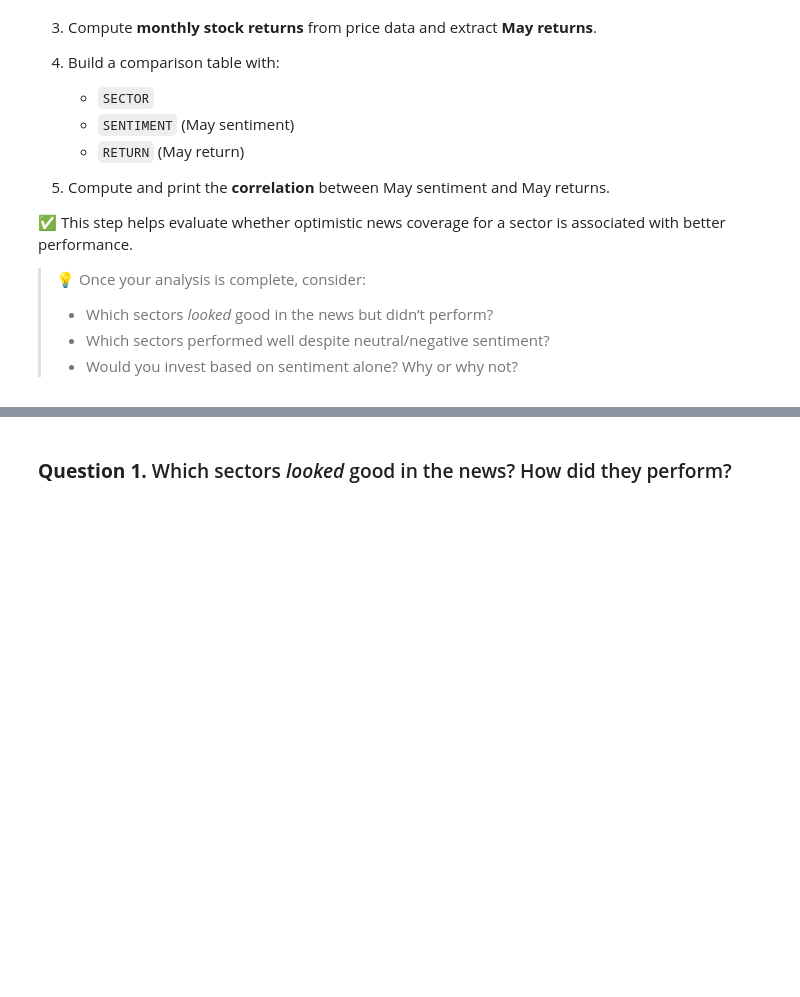
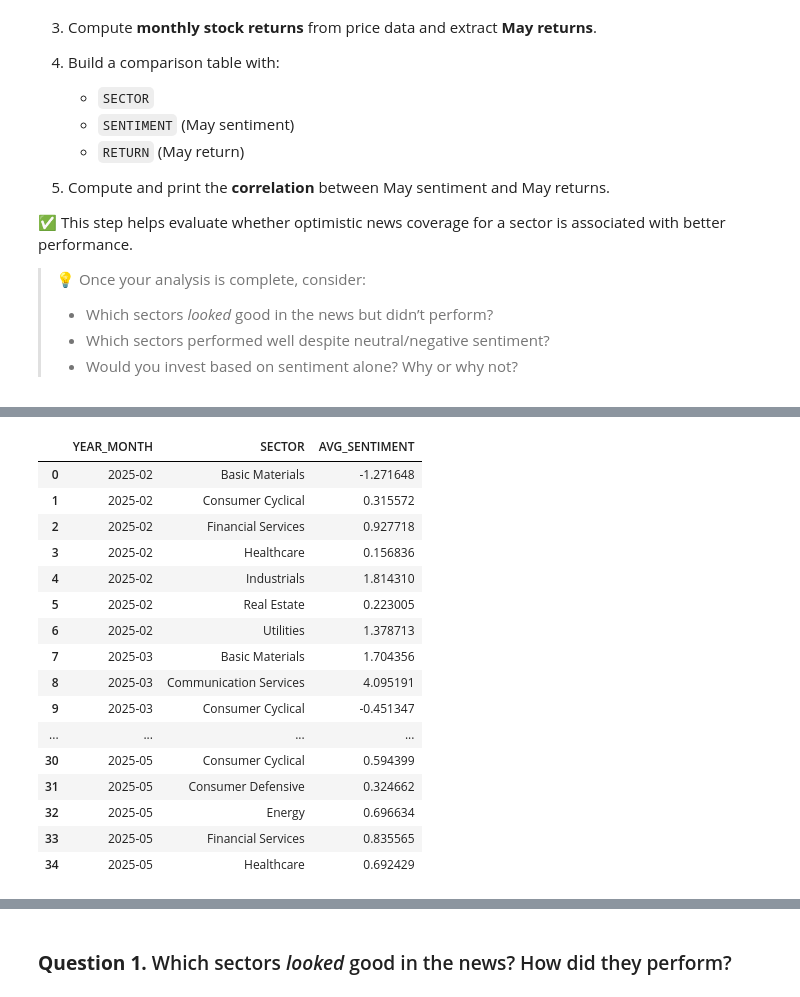
Before and after one commit to Hillelman/maestria-ia, a Jupyter notebook: fintech-e-innovacion-digital-en-finanzas/04-advanced-rag-techniques-and-sentiment-analysis/sentiment_nli_garciaA00378771.ipynb, the cells around one changed output, grey strips where cells are left out. Saved outputs shown, nothing was run; the diff lists cells and outputs as text; code cells hidden in the pictures; blank space fills up the shorter version.

```diff
--- a/fintech-e-innovacion-digital-en-finanzas/04-advanced-rag-techniques-and-sentiment-analysis/sentiment_nli_garciaA00378771.ipynb
+++ b/fintech-e-innovacion-digital-en-finanzas/04-advanced-rag-techniques-and-sentiment-analysis/sentiment_nli_garciaA00378771.ipynb
@@ -313,0 +384,37 @@ In this section, you’ll analyze how sector-level news sentiment compares to ma
+# %%
+# Reset index to make PUBLICATION_DATE a column
+df_news_grouped_reset = df_news_grouped.reset_index()
+df_news_grouped_reset["PUBLICATION_DATE"] = pd.to_datetime(df_news_grouped_reset["PUBLICATION_DATE"])
+df_exploded = df_news_grouped_reset.explode("SECTOR")
+df_exploded["YEAR_MONTH"] = df_exploded["PUBLICATION_DATE"].dt.to_period("M")
+
+# Filter for February to May
+df_filtered = df_exploded[df_exploded["PUBLICATION_DATE"].dt.month.isin([2, 3, 4, 5])]
+
+df_sentiment_avg = (
+    df_filtered
+    .groupby(["YEAR_MONTH", "SECTOR"])["AVG_SENTIMENT"]
+    .mean()
+    .reset_index()
+    .sort_values(["YEAR_MONTH", "SECTOR"])
+)
+# %%
+df_sentiment_avg.head(35)
+# %% [output]
+|  | YEAR_MONTH | SECTOR | AVG_SENTIMENT |
+| 0 | 2025-02 | Basic Materials | -1.271648 |
+| 1 | 2025-02 | Consumer Cyclical | 0.315572 |
+| 2 | 2025-02 | Financial Services | 0.927718 |
+| 3 | 2025-02 | Healthcare | 0.156836 |
+| 4 | 2025-02 | Industrials | 1.814310 |
+| 5 | 2025-02 | Real Estate | 0.223005 |
+| 6 | 2025-02 | Utilities | 1.378713 |
+| 7 | 2025-03 | Basic Materials | 1.704356 |
+| 8 | 2025-03 | Communication Services | 4.095191 |
+| 9 | 2025-03 | Consumer Cyclical | -0.451347 |
+| ... | ... | ... | ... |
+| 30 | 2025-05 | Consumer Cyclical | 0.594399 |
+| 31 | 2025-05 | Consumer Defensive | 0.324662 |
+| 32 | 2025-05 | Energy | 0.696634 |
+| 33 | 2025-05 | Financial Services | 0.835565 |
+| 34 | 2025-05 | Healthcare | 0.692429 |
```
Also changed, not shown: parts of 19 cells of this notebook.
